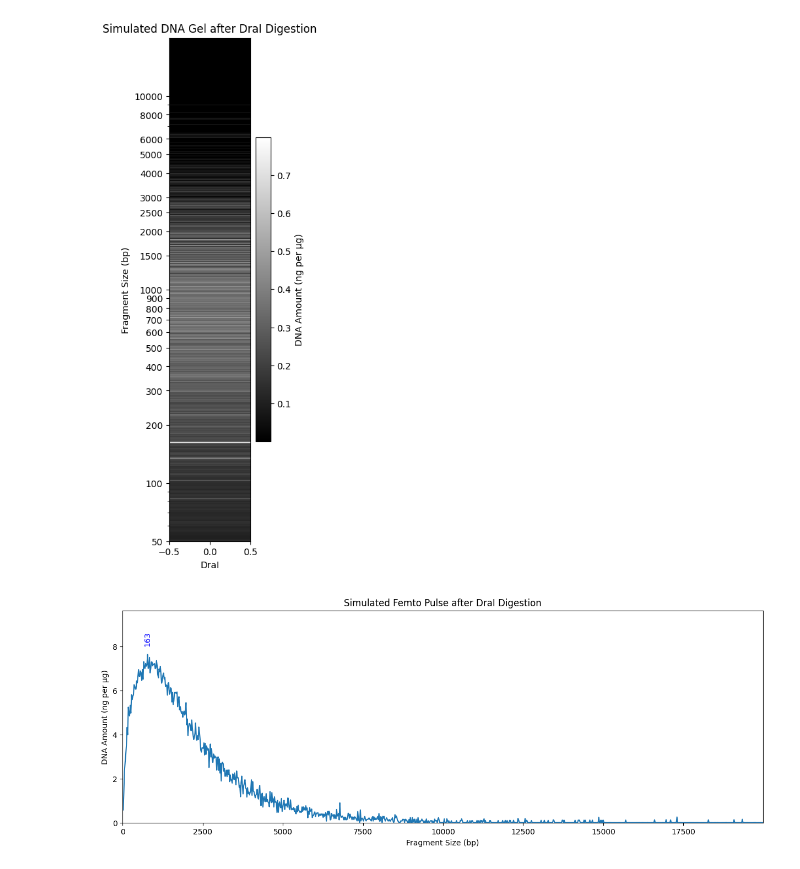
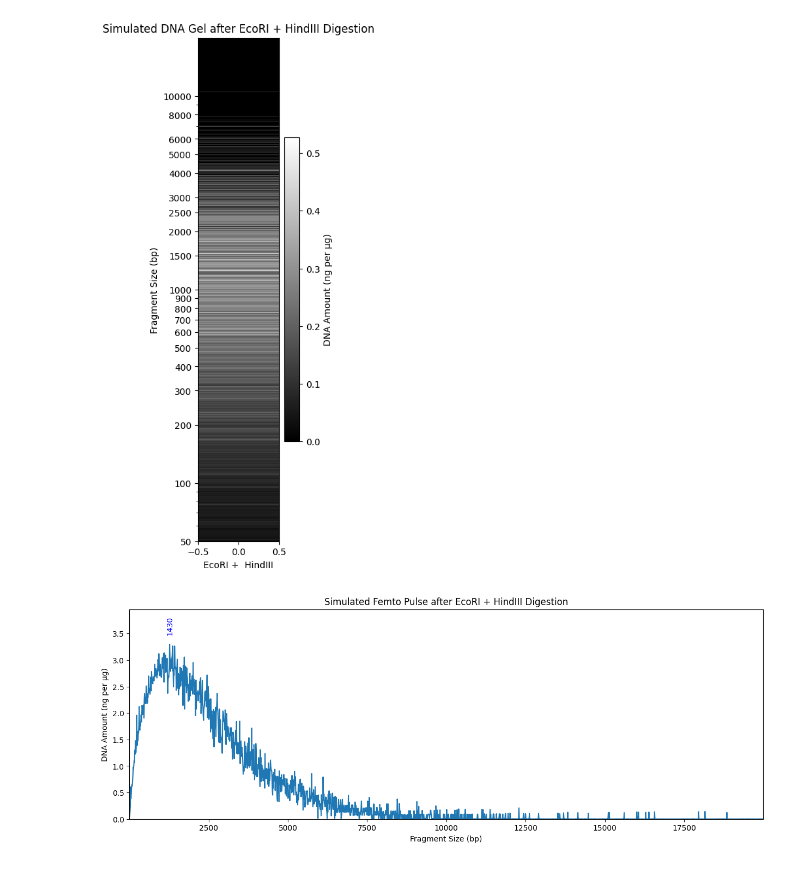
Before and after one commit to JeromeeX/genomedigester, a Jupyter notebook: main.ipynb, the cells around one changed output. Saved outputs shown, nothing was run; the diff lists cells and outputs as text; code cells hidden in the pictures.

```diff
--- a/main.ipynb
+++ b/main.ipynb
@@ -77,7 +77,7 @@ def main():
     from collections import Counter
     import pandas as pd
 
-    genome_file = "../genome_cbr.fa"
+    genome_file = "../genome_celegans.fa"
     enzyme_file = "test_enzyme.fa"
 
     # Read genome and restriction enzyme sites
@@ -86,8 +86,8 @@ def main():
 
     # Create a dictionary to store the restriction sites for the selected enzymes
     #selected_enzymes = [enzyme.strip() for enzyme in input("Enter the names of the enzymes separated by commas (e.g., EcoRI, HindIII): ").split(',')]
-    #selected_enzymes = "EcoRI, HindIII".split(',')
-    selected_enzymes = "DraI".split(',')
+    selected_enzymes = "EcoRI, HindIII".split(',')
+    #selected_enzymes = "DraI".split(',')
     # Find restriction s]ites for the selected enzymes and generate the selected_restriction_sites dictionary
 
     from collections import defaultdict
@@ -135,10 +135,6 @@ def main():
     # Convert the df index into bins
     df = df.groupby(pd.cut(df.index, bins=bins)).sum()
 
-    # Change zeros and NaN to 1 to avoid log(0) error
-    df = df.replace(0, 1)
-    df = df.fillna(1)
-
     # Change the index into an integer by converting the string into a list and taking the first element
     df.index = [int(str(i)[1:-1].split(",")[1]) for i in df.index]
 
@@ -162,39 +158,39 @@ def main():
     plt.ylabel('Fragment Size (bp)')
     plt.title("Simulated DNA Gel after " + " +".join(selected_enzymes) + " Digestion")
     #plt.savefig(" +".join(selected_enzymes) + " Gel.jpg", dpi=1000, bbox_inches='tight')
     plt.show()
 
     # Make another plot based on df, with index as x and bases as y
     import seaborn as sns
 
-    bins_new = [i for i in range(0, 20000, 20)]
+    bins_new = [i for i in range(0, 20000, 10)]
     df_new = df.groupby(pd.cut(df.index, bins=bins_new)).sum()
     df_new["bases"] = df_new["bases"]/df_new["bases"].sum() * 1000
     df_new.index = [int(str(i)[1:-1].split(",")[1]) for i in df_new.index]
 
     plt.figure(figsize=(15, 5))
     sns.lineplot(x=df_new.index, y=df_new["bases"])
     #plt.xscale('log')
     #plt.yscale('log')
-    plt.xlim(0, df_new.index[-1])
-    plt.ylim(0, df_new["bases"].max() + 2)
+    plt.xlim(1, df_new.index[-1])
+    plt.ylim(0, df_new["bases"].max()*1.2)
     plt.xlabel("Fragment Size (bp)")
     plt.ylabel("DNA Amount (ng per µg)")
     plt.title("Simulated Femto Pulse after " + " +".join(selected_enzymes) + " Digestion")
     # Annotate the data point with the highest DNA amount
     plt.annotate(str(round(df["bases"].idxmax())), xy=(df["bases"].idxmax(), df["bases"].max()), xytext=(df_new["bases"].idxmax(), df_new["bases"].max()*1.05),
                  rotation=90, ha='center', va='bottom', color="blue")
-    plt.savefig("cbr_femtopulse_" + " +".join(selected_enzymes) + ".jpg", dpi=1000)
+    plt.savefig("celegans_femtopulse_" + " +".join(selected_enzymes) + ".jpg", dpi=1000)
     plt.show()
 
     return distances # Return the distances list to be used in the plot
 
 
 if __name__ == "__main__":
     main()
 # %% [output]
-[figure, old version]
+[figure, new version]
-[figure, old version]
+[figure, new version]
 # %%
 def enzyme_iteration(genome_file, enzyme_file):
     from collections import defaultdict
```
